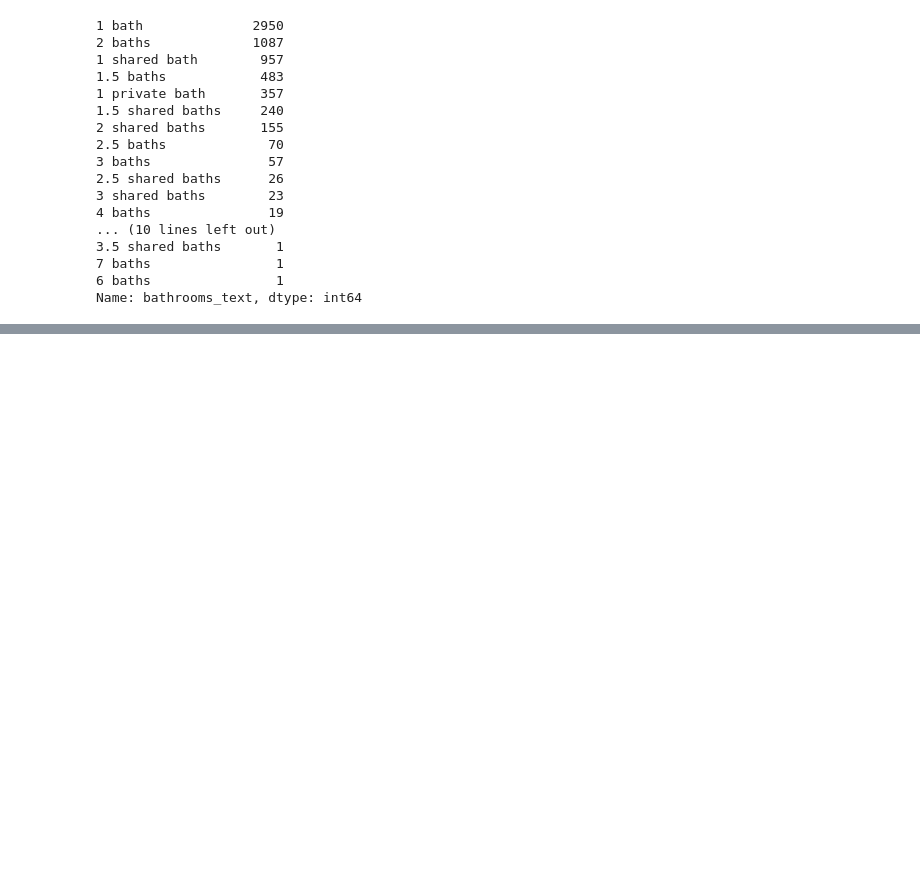
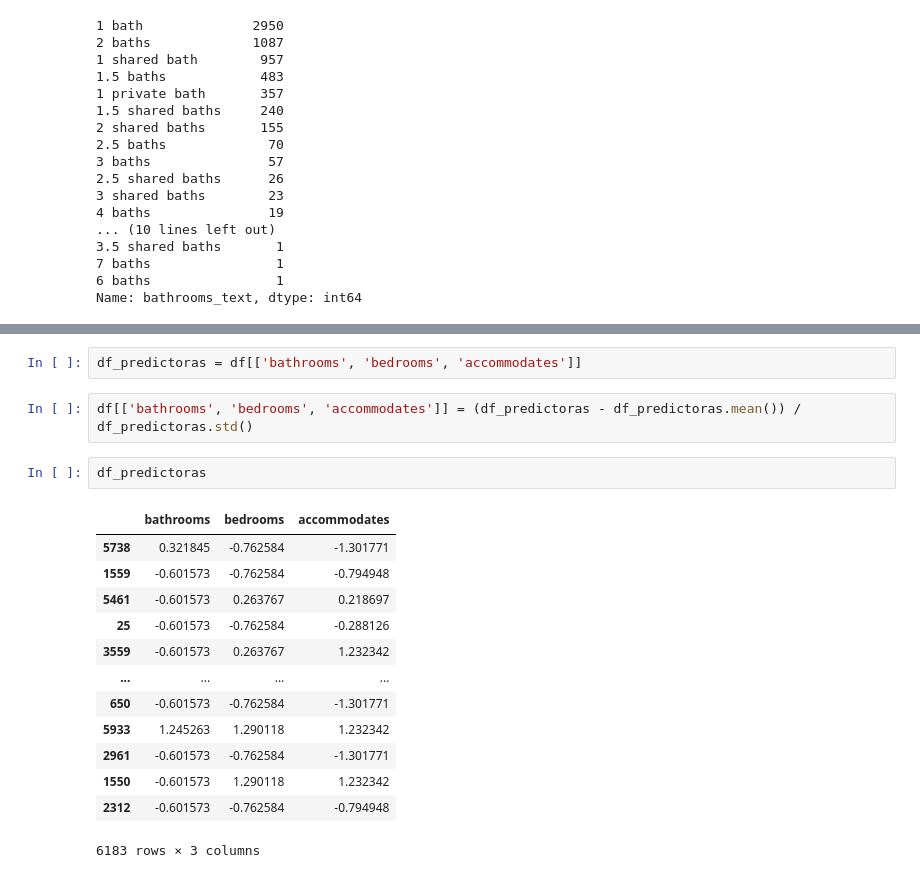
Before and after one commit to afoone/caipc-mar-2023, a Jupyter notebook: 05 - Multivariante.ipynb, the cells around one changed output, grey strips where cells are left out. Drawn from its saved outputs; the diff is of its cells as text; blank space fills up the shorter version.

```diff
--- a/05 - Multivariante.ipynb
+++ b/05 - Multivariante.ipynb
@@ -185,0 +249,20 @@ txt_to_number('9.9df')
+# %%
+df_predictoras = df[['bathrooms', 'bedrooms', 'accommodates']]
+# %%
+df[['bathrooms', 'bedrooms', 'accommodates']] = (df_predictoras - df_predictoras.mean()) / df_predictoras.std()
+# %%
+df_predictoras
+# %% [output]
+|  | bathrooms | bedrooms | accommodates |
+| 5738 | 0.321845 | -0.762584 | -1.301771 |
+| 1559 | -0.601573 | -0.762584 | -0.794948 |
+| 5461 | -0.601573 | 0.263767 | 0.218697 |
+| 25 | -0.601573 | -0.762584 | -0.288126 |
+| 3559 | -0.601573 | 0.263767 | 1.232342 |
+| ... | ... | ... | ... |
+| 650 | -0.601573 | -0.762584 | -1.301771 |
+| 5933 | 1.245263 | 1.290118 | 1.232342 |
+| 2961 | -0.601573 | -0.762584 | -1.301771 |
+| 1550 | -0.601573 | 1.290118 | 1.232342 |
+| 2312 | -0.601573 | -0.762584 | -0.794948 |
+6183 rows × 3 columns
```
Also changed, not shown: parts of 11 cells of this notebook.
